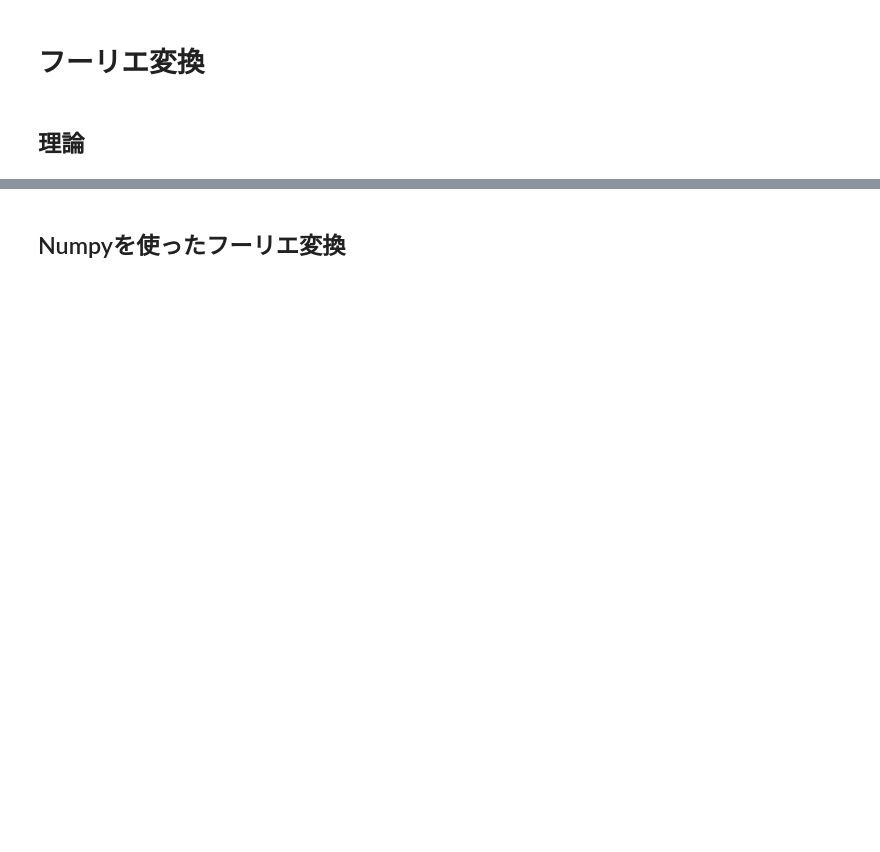
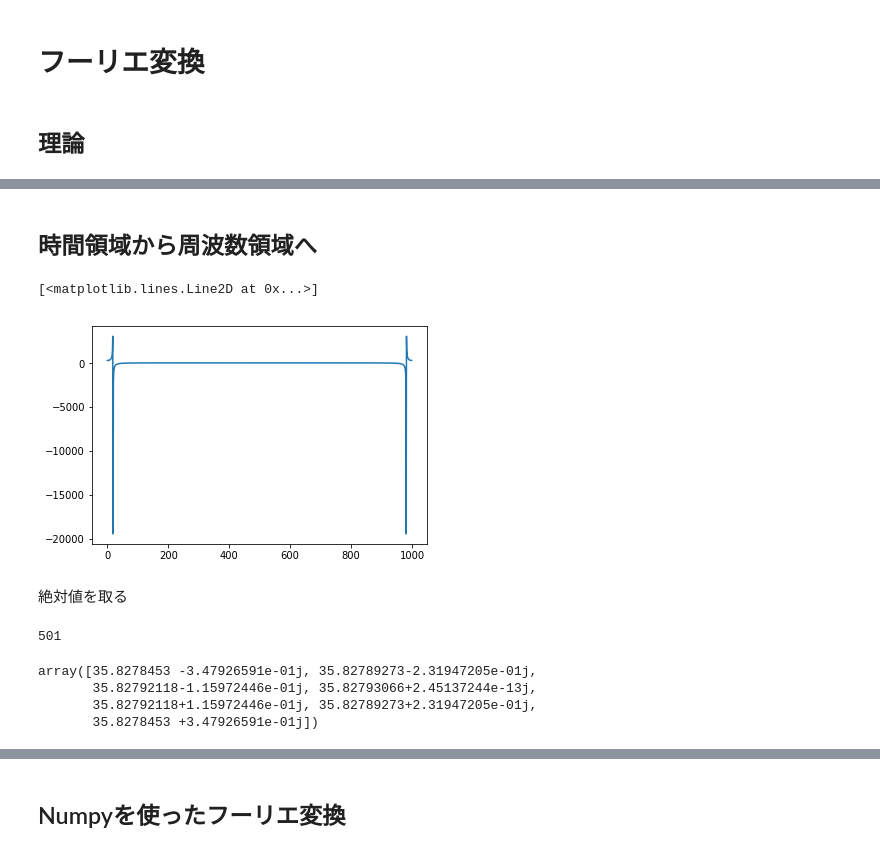
Before and after one commit to miyamotok0105/opencv_sample, a Jupyter notebook: tutorial/py_image_display/13OpenCVの基底を使った画像の変換.ipynb, the cells around one changed output, grey strips where cells are left out. Drawn from its saved outputs; the diff is of its cells as text; code cells hidden in the pictures; blank space fills up the shorter version.

```diff
--- a/tutorial/py_image_display/13OpenCVの基底を使った画像の変換.ipynb
+++ b/tutorial/py_image_display/13OpenCVの基底を使った画像の変換.ipynb
@@ -6,0 +45,20 @@
+# %% [markdown]
+## 時間領域から周波数領域へ
+# %%
+Y = np.fft.fft(s)
+plt.plot(Y)
+# %% [output]
+[<matplotlib.lines.Line2D at 0x...>]
+[figure, added]
+# %% [markdown]
+絶対値を取る
+# %%
+N = int(len(Y)/2+1)
+print(N)
+Y[N-4:N+3]
+# %% [output]
+501
+array([35.8278453 -3.47926591e-01j, 35.82789273-2.31947205e-01j,
+       35.82792118-1.15972446e-01j, 35.82793066+2.45137244e-13j,
+       35.82792118+1.15972446e-01j, 35.82789273+2.31947205e-01j,
+       35.8278453 +3.47926591e-01j])
```
Also changed, not shown: parts of 118 cells of this notebook, 36 other files.
